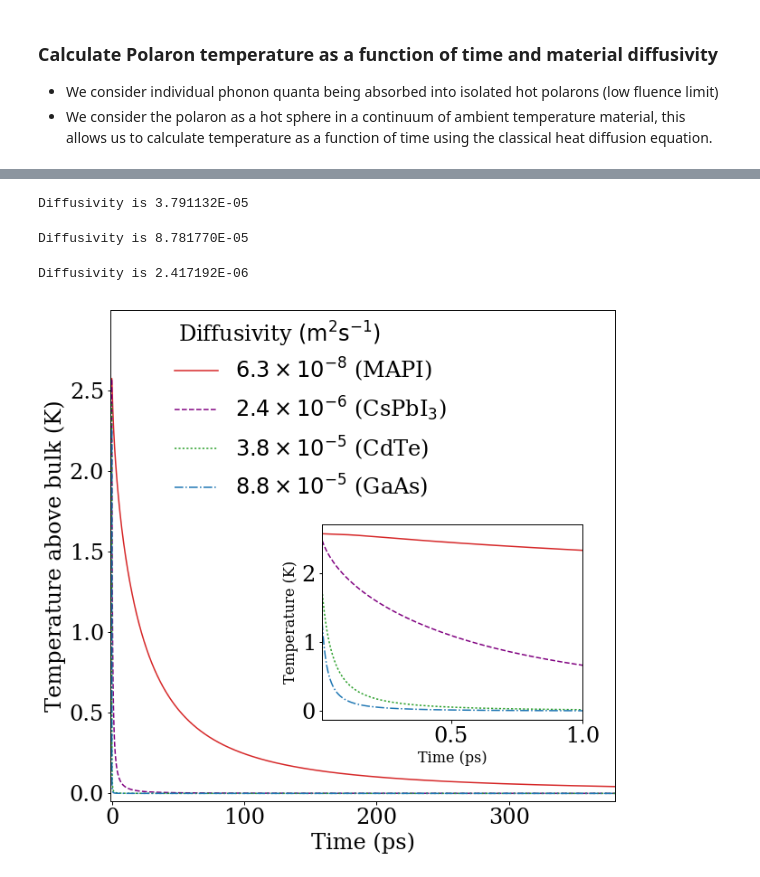
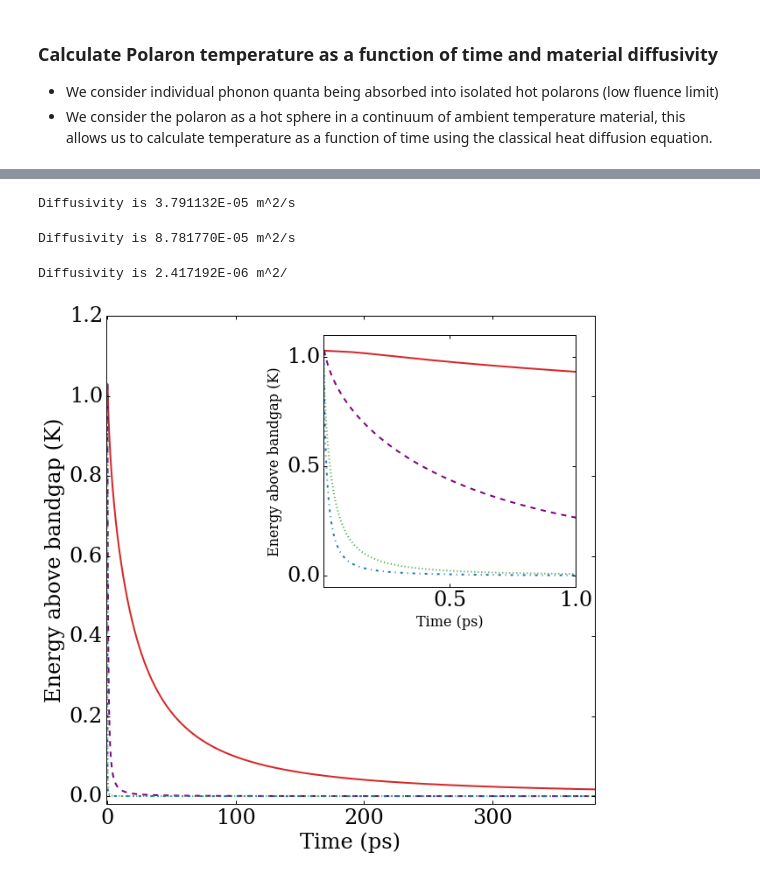
Before and after one commit to WMD-group/hot-carrier-cooling, a Jupyter notebook: Polaron_cooling_via_heat_diffusion.ipynb, the cells around one changed output, grey strips where cells are left out. Saved outputs shown, nothing was run; the diff lists cells and outputs as text; code cells hidden in the pictures.

```diff
--- a/Polaron_cooling_via_heat_diffusion.ipynb
+++ b/Polaron_cooling_via_heat_diffusion.ipynb
@@ -138,17 +154,11 @@ molecular_weight = 240.01 # g/mole
 heat_capacity = 38.9  # J/mol/k, from experimental
 thermal_conductivity = 9  # W.m-1.k-1, taken from https://doi.org/10.1103/PhysRevB.94.220301
 D = diffusivity(thermal_conductivity,d,molecular_weight,heat_capacity)
-print ("Diffusivity is %E"%D)
+print ("Diffusivity is %E m^2/s"%D)
 
-temp_CdTe = []
-for time in time_steps:
-    data = []
-    for position in (np.linspace(1E-20,+polaron_radius,10)):
-        data.append(crank_diffusion_sphere(initial_temperature,polaron_radius,D,position,time))
-    w = np.multiply(np.linspace(0,+polaron_radius,10),np.linspace(0,+polaron_radius,10))
-    temp_CdTe.append(np.average(data,weights=w))
+energy_CdTe = calculate_energy(D)
 # %% [output]
-Diffusivity is 3.791132E-05
+Diffusivity is 3.791132E-05 m^2/s
 # %%
 ## GaAs
 d = 5.65*Å
@@ -156,17 +166,11 @@ molecular_weight = 144.645 # g/mole
 heat_capacity = 47 # J/mol/K, from experimental
 thermal_conductivity = 38 # W.m-1.k-1, taken from https://doi.org/10.1103/PhysRevB.94.220301
 D = diffusivity(thermal_conductivity,d,molecular_weight,heat_capacity)
-print ("Diffusivity is %E"%D)
+print ("Diffusivity is %E m^2/s"%D)
 
-temp_GaAs = []
-for time in time_steps:
-    data = []
-    for position in (np.linspace(1E-20,+polaron_radius,10)):
-        data.append(crank_diffusion_sphere(initial_temperature,polaron_radius,D,position,time))
-    w = np.multiply(np.linspace(0,+polaron_radius,10),np.linspace(0,+polaron_radius,10))
-    temp_GaAs.append(np.average(data,weights=w))
+energy_GaAs = calculate_energy(D)
 # %% [output]
-Diffusivity is 8.781770E-05
+Diffusivity is 8.781770E-05 m^2/s
 # %%
 ## CsPbI3
 d = 6.29*Å
@@ -174,43 +178,37 @@ molecular_weight = 720.82 # g/mole
 heat_capacity = 31 # J/mol/K, from phonon DOS
 thermal_conductivity = 0.5 # W.m-1.k-1, as calculated in the paper
 D = diffusivity(thermal_conductivity,d,molecular_weight,heat_capacity)
-print ("Diffusivity is %E"%D)
+print ("Diffusivity is %E m^2/"%D)
 
-temp_CsPbI3 = []
-for time in time_steps:
-    data = []
-    for position in (np.linspace(1E-20,+polaron_radius,10)):
-        data.append(crank_diffusion_sphere(initial_temperature,polaron_radius,D,position,time))
-    w = np.multiply(np.linspace(0,+polaron_radius,10),np.linspace(0,+polaron_radius,10))
-    temp_CsPbI3.append(np.average(data,weights=w))
+energy_CsPbI3 = calculate_energy(D)
 # %% [output]
-Diffusivity is 2.417192E-06
+Diffusivity is 2.417192E-06 m^2/
 # %%
 # PLOT
 fig = plt.figure(figsize=(10,10))
-plt.plot(time_steps/1E-12,temp_MAPI,color="#d62728",ls="-")#,linewidth="2")
-plt.plot(time_steps/1E-12,temp_CsPbI3,color="purple",ls="--")
-plt.plot(time_steps/1E-12,temp_CdTe,color="#2ca02c",ls=":")
-plt.plot(time_steps/1E-12,temp_GaAs,color="#1f77b4",ls="-.")
-plt.text(50.0,2.8,r"Diffusivity $(\mathrm{m}^2\mathrm{s}^{-1})$")
+plt.plot(time_steps/1E-12,energy_MAPI,color="#d62728",ls="-",linewidth="2")
+plt.plot(time_steps/1E-12,energy_CsPbI3,color="purple",ls="--",linewidth="2")
+plt.plot(time_steps/1E-12,energy_CdTe,color="#2ca02c",ls=":",linewidth="2")
+plt.plot(time_steps/1E-12,energy_GaAs,color="#1f77b4",ls="-.",linewidth="2")
 plt.xlabel("Time (ps)")
 plt.xlim([-1,380])
 plt.xticks([0,100,200,300])
-plt.ylabel("Temperature above bulk (K)")
-plt.ylim([-0.05,3])
-plt.yticks([0,0.5,1,1.5,2,2.5])
+plt.ylabel("Energy above bandgap (K)")
+plt.ylim([-0.02,1.2])
+plt.yticks([0,0.2,0.4,0.6,0.8,1.0,1.2])
 
-a = plt.axes(([.45, .25, .4, .3]))
-plt.plot(time_steps/1E-12,temp_MAPI,label=r"$6.3\times 10^{-8}$ (MAPI)",color="#d62728",ls="-")#,linewidth="2")
-plt.plot(time_steps/1E-12,temp_CsPbI3,label=r"$2.4\times 10^{-6}$ (CsPbI$_3$)",color="purple",ls="--")
-plt.plot(time_steps/1E-12,temp_CdTe,label=r"$3.8\times 10^{-5}$ (CdTe)",color="#2ca02c",ls=":")#,linewidth="2")
-plt.plot(time_steps/1E-12,temp_GaAs,label=r"$8.8\times 10^{-5}$ (GaAs)",color="#1f77b4",ls="-.")#,linewidth="2")
+a = plt.axes(([.47, .47, .4, .4]))
+plt.plot(time_steps/1E-12,energy_MAPI,color="#d62728",ls="-",linewidth="2")
+plt.plot(time_steps/1E-12,energy_CsPbI3,color="purple",ls="--",linewidth="2")
+plt.plot(time_steps/1E-12,energy_CdTe,color="#2ca02c",ls=":",linewidth="2")
+plt.plot(time_steps/1E-12,energy_GaAs,color="#1f77b4",ls="-.",linewidth="2")
 plt.xlabel("Time (ps)",fontsize=16)
-plt.xlim([0.01,1])
+plt.xlim([0.0,1])
+plt.ylim([-0.05,1.1])
 plt.xticks([0.5,1.0])
-plt.ylabel("Temperature (K)",fontsize=16)
-plt.legend(loc=(-0.6,1.08),frameon=False)
+plt.ylabel("Energy above bandgap (K)",fontsize=16)
+plt.yticks([0,0.5,1.0])
 
-#plt.savefig("TempVsTime.png",bbox_inches='tight',format="png",dpi=500)
+plt.savefig("EnergyVsTime.pdf",bbox_inches='tight',format="pdf",dpi=500)
 # %% [output]
-[figure, old version]
+[figure, new version]
```
Also changed, not shown: parts of 7 cells of this notebook.
